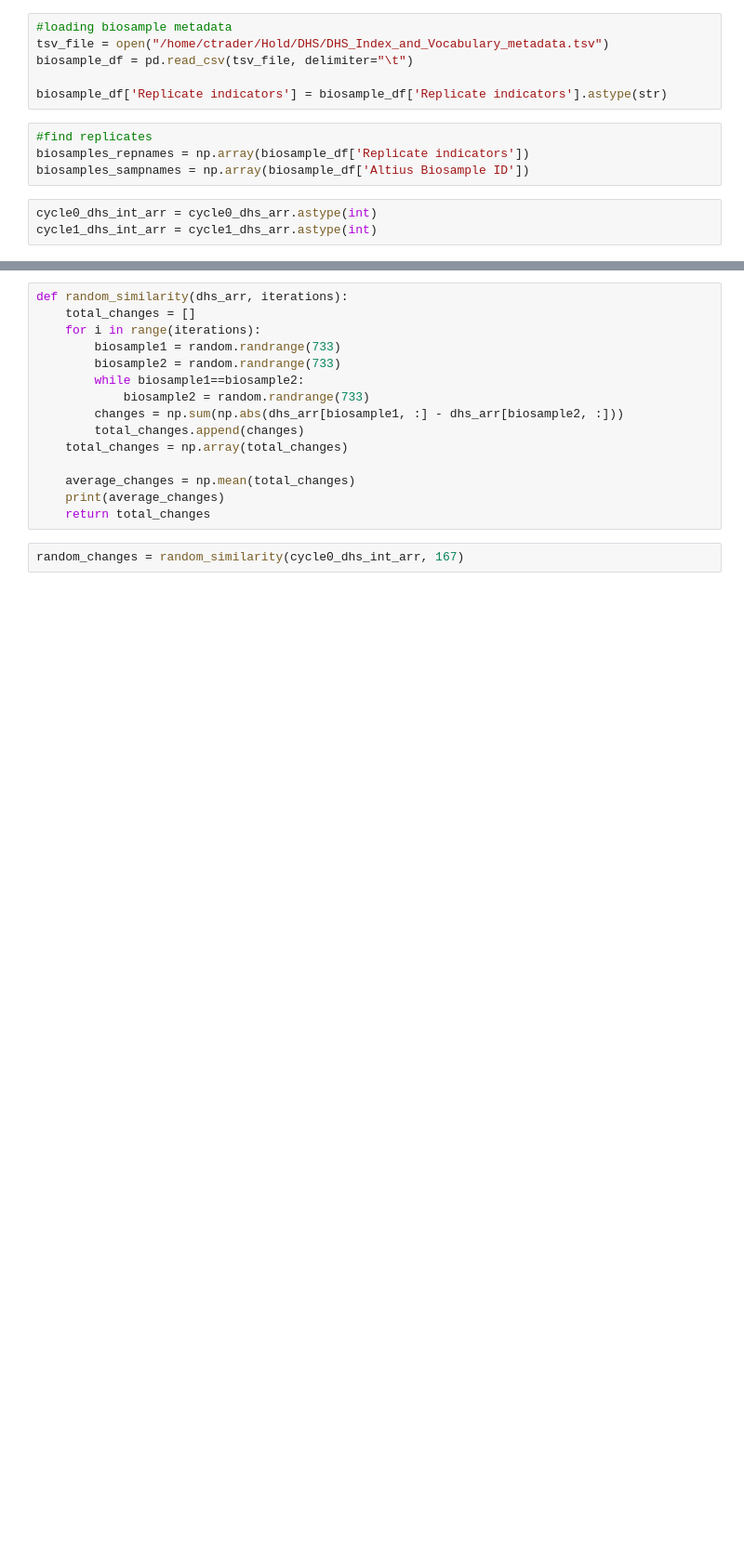
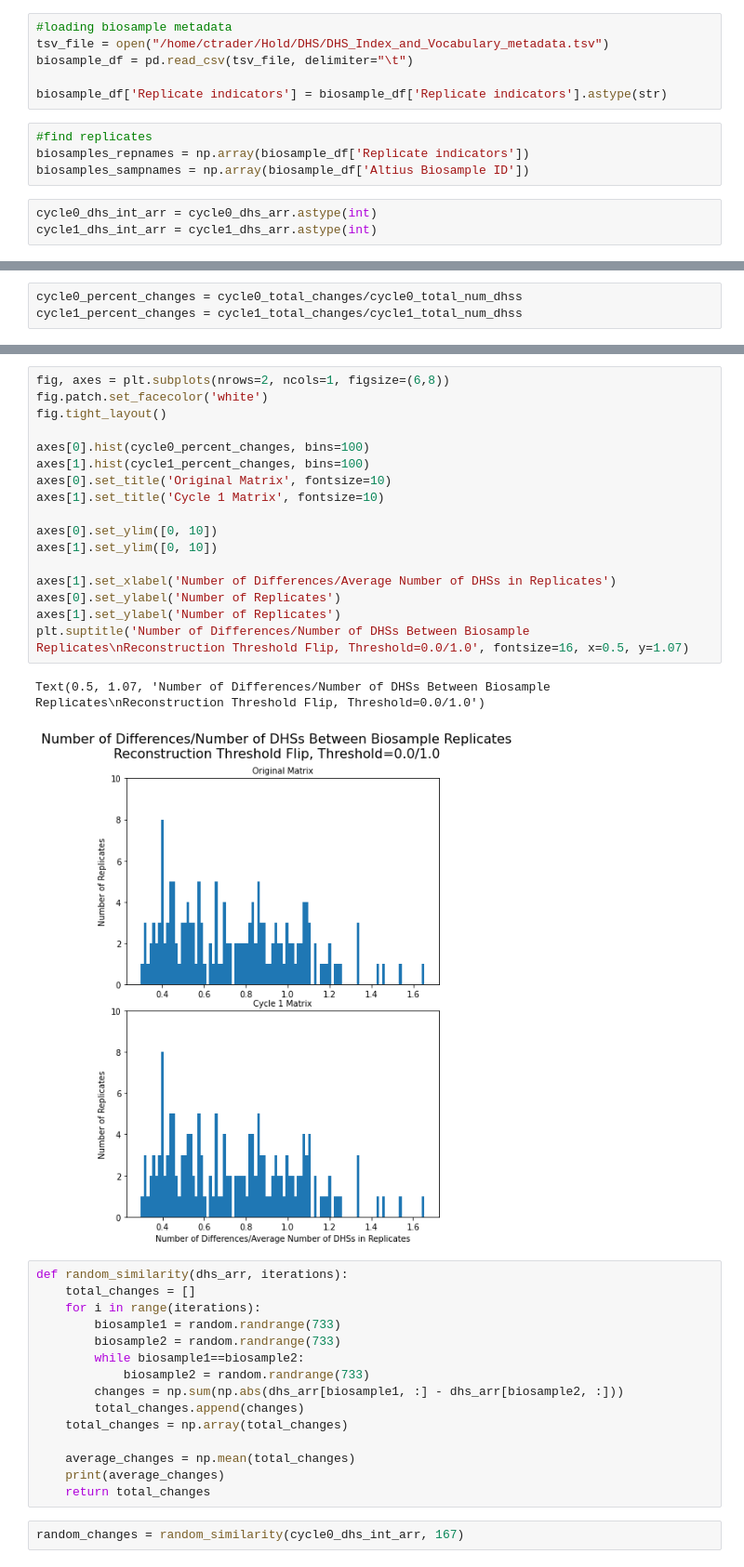
Before and after one commit to meuleman/gilbertAPI, a Jupyter notebook: recommendersystems/NMF/DHS/quality_of_NMF_recon_threshold_flip_01thresh_agreement_between_replicates.ipynb, the cells around one changed output, grey strips where cells are left out. Shown at 93% size. Drawn from its saved outputs; the diff is of its cells as text; blank space fills up the shorter version.

```diff
--- a/recommendersystems/NMF/DHS/quality_of_NMF_recon_threshold_flip_01thresh_agreement_between_replicates.ipynb
+++ b/recommendersystems/NMF/DHS/quality_of_NMF_recon_threshold_flip_01thresh_agreement_between_replicates.ipynb
@@ -62,3 +71,6 @@ cycle1_total_changes = test_similarity(cycle1_dhs_int_arr)
 # %% [output]
 99262.1616766467
 99274.05988023953
+# %%
+cycle0_percent_changes = cycle0_total_changes/cycle0_total_num_dhss
+cycle1_percent_changes = cycle1_total_changes/cycle1_total_num_dhss
@@ -65,3 +99,23 @@ cycle1_total_changes = test_similarity(cycle1_dhs_int_arr)
+# %%
+fig, axes = plt.subplots(nrows=2, ncols=1, figsize=(6,8))
+fig.patch.set_facecolor('white')
+fig.tight_layout()
+
+axes[0].hist(cycle0_percent_changes, bins=100)
+axes[1].hist(cycle1_percent_changes, bins=100)
+axes[0].set_title('Original Matrix', fontsize=10)
+axes[1].set_title('Cycle 1 Matrix', fontsize=10)
+
+axes[0].set_ylim([0, 10])
+axes[1].set_ylim([0, 10])
+
+axes[1].set_xlabel('Number of Differences/Average Number of DHSs in Replicates')
+axes[0].set_ylabel('Number of Replicates')
+axes[1].set_ylabel('Number of Replicates')
+plt.suptitle('Number of Differences/Number of DHSs Between Biosample Replicates\nReconstruction Threshold Flip, Threshold=0.0/1.0', fontsize=16, x=0.5, y=1.07)
+# %% [output]
+Text(0.5, 1.07, 'Number of Differences/Number of DHSs Between Biosample Replicates\nReconstruction Threshold Flip, Threshold=0.0/1.0')
+[figure, added]
 # %%
 def random_similarity(dhs_arr, iterations):
     total_changes = []
```
Also changed, not shown: parts of 3 cells of this notebook.
